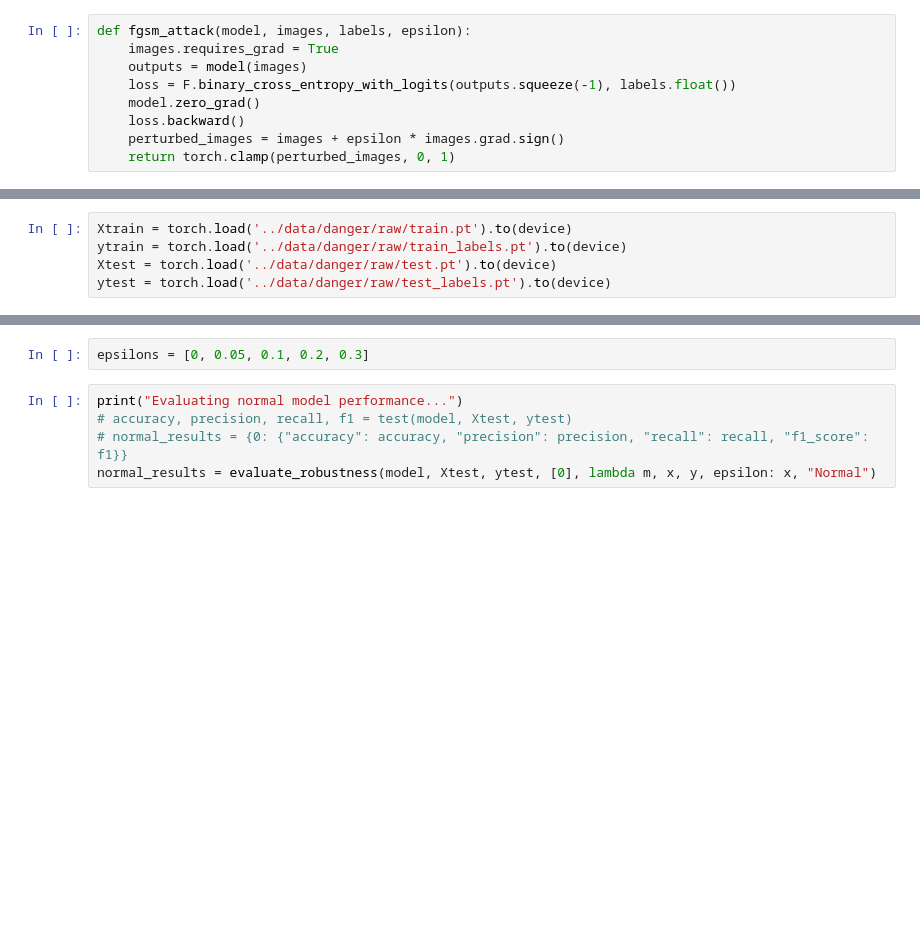
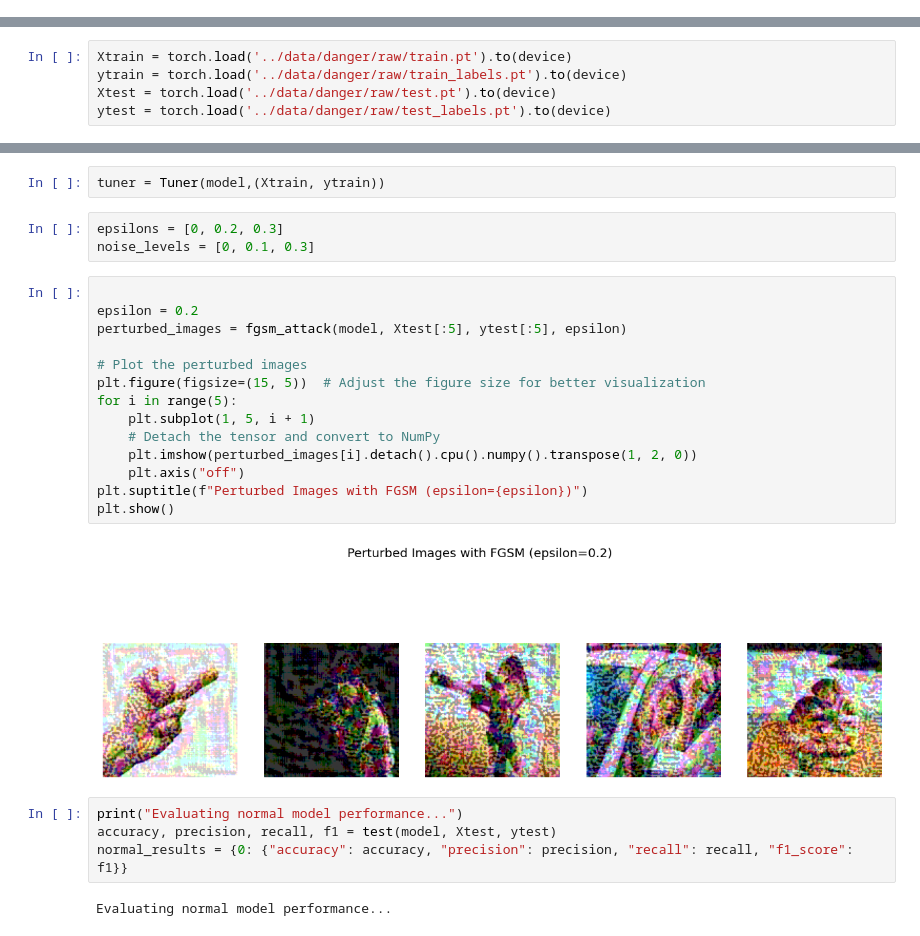
Before and after one commit to Ndkopacz/DefensiveDoorbell, a Jupyter notebook: ML/src/adversarial_attacks_experiment.ipynb, the cells around one changed output, grey strips where cells are left out. Drawn from its saved outputs; the diff is of its cells as text; blank space fills up the shorter version.

```diff
--- a/ML/src/adversarial_attacks_experiment.ipynb
+++ b/ML/src/adversarial_attacks_experiment.ipynb
@@ -9,11 +12,2 @@ from yolo_threat import YoloThreat
 # %%
 device = torch.device("cuda" if torch.cuda.is_available() else "cpu")
-# %%
-def fgsm_attack(model, images, labels, epsilon):
-    images.requires_grad = True
-    outputs = model(images)
-    loss = F.binary_cross_entropy_with_logits(outputs.squeeze(-1), labels.float())
-    model.zero_grad()
-    loss.backward()
-    perturbed_images = images + epsilon * images.grad.sign()
-    return torch.clamp(perturbed_images, 0, 1)
@@ -99,7 +192,27 @@ model.eval()
+# %%
+tuner = Tuner(model,(Xtrain, ytrain))
 # %%
-epsilons = [0, 0.05, 0.1, 0.2, 0.3]
+epsilons = [0, 0.2, 0.3]
+noise_levels = [0, 0.1, 0.3]
+# %%
+
+epsilon = 0.2
+perturbed_images = fgsm_attack(model, Xtest[:5], ytest[:5], epsilon)
+
+# Plot the perturbed images
+plt.figure(figsize=(15, 5))  # Adjust the figure size for better visualization
+for i in range(5):
+    plt.subplot(1, 5, i + 1)
+    # Detach the tensor and convert to NumPy
+    plt.imshow(perturbed_images[i].detach().cpu().numpy().transpose(1, 2, 0))
+    plt.axis("off")
+plt.suptitle(f"Perturbed Images with FGSM (epsilon={epsilon})")
+plt.show()
+# %% [output]
+[figure, added]
 # %%
 print("Evaluating normal model performance...")
-# accuracy, precision, recall, f1 = test(model, Xtest, ytest)
-# normal_results = {0: {"accuracy": accuracy, "precision": precision, "recall": recall, "f1_score": f1}}
-normal_results = evaluate_robustness(model, Xtest, ytest, [0], lambda m, x, y, epsilon: x, "Normal")
+accuracy, precision, recall, f1 = test(model, Xtest, ytest)
+normal_results = {0: {"accuracy": accuracy, "precision": precision, "recall": recall, "f1_score": f1}}
+# %% [output]
+Evaluating normal model performance...
```
Also changed, not shown: parts of 34 cells of this notebook, 1 other file.
